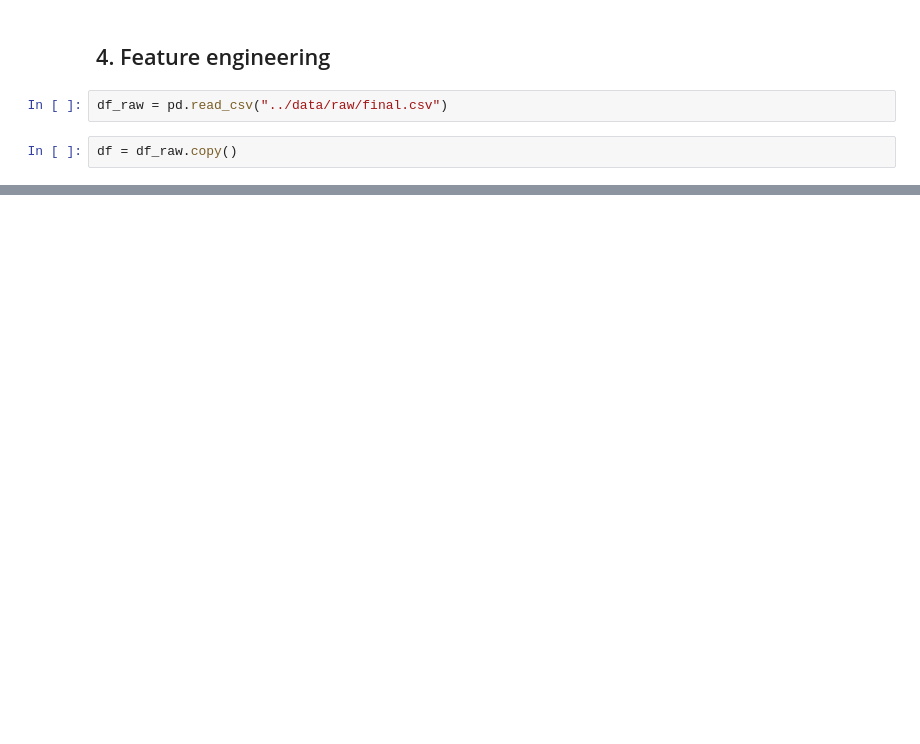
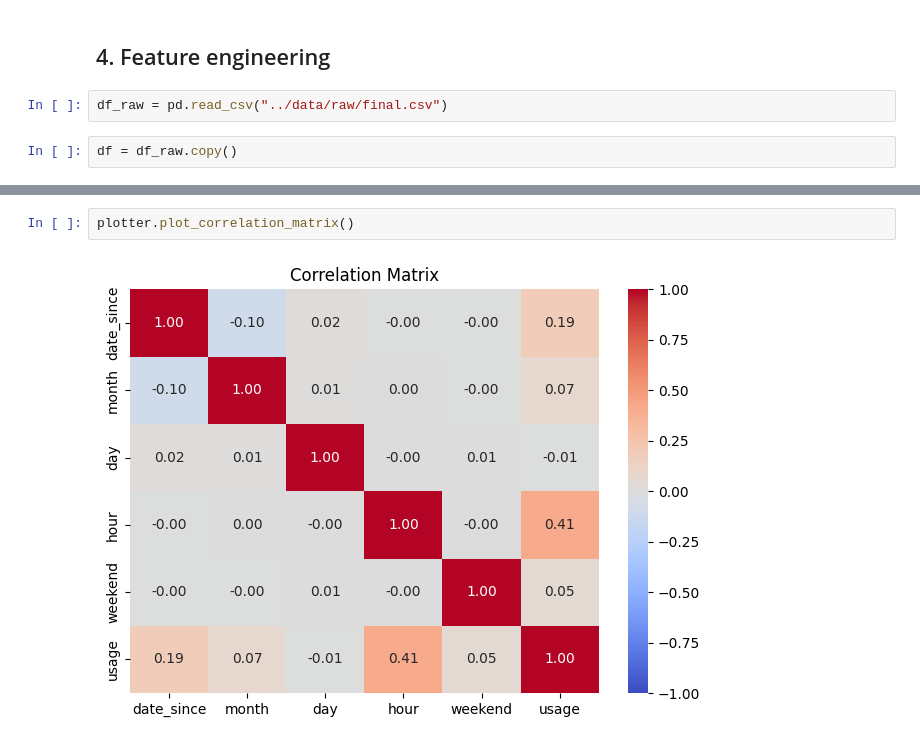
Before and after one commit to QuachGHuy/bike-sharing-demand-forecast, a Jupyter notebook: notebook/experiment.ipynb, the cells around one changed output, grey strips where cells are left out. Cells and saved outputs as stored; diff of their text form; blank space fills up the shorter version.

```diff
--- a/notebook/experiment.ipynb
+++ b/notebook/experiment.ipynb
@@ -109,0 +330,4 @@ df.head()
+# %%
+plotter.plot_correlation_matrix()
+# %% [output]
+[figure, added]
```
Also changed, not shown: parts of 51 cells of this notebook.
